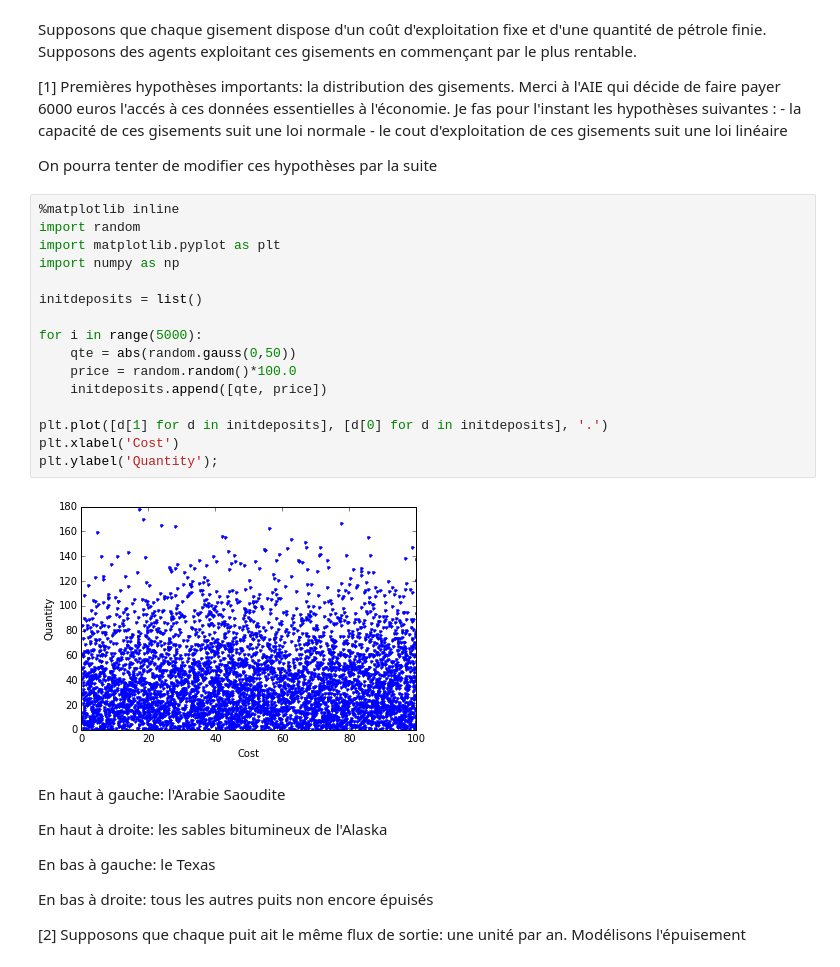
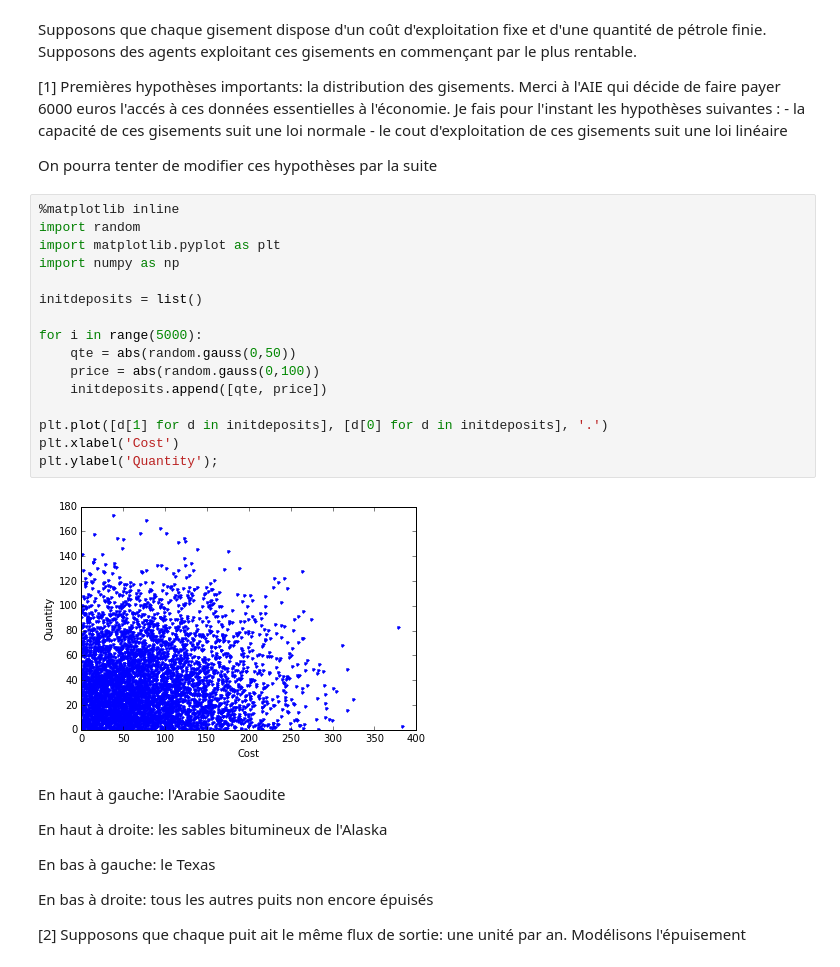
Before and after one commit to yquemener/Economy-scratchpad, a Jupyter notebook: Peak oil.ipynb, the cells around one changed output. Drawn from its saved outputs; the diff is of its cells as text.

```diff
--- a/Peak oil.ipynb
+++ b/Peak oil.ipynb
@@ -1,7 +1,7 @@
 # %% [markdown]
 Supposons que chaque gisement dispose d'un coût d'exploitation fixe et d'une quantité de pétrole finie. Supposons des agents exploitant ces gisements en commençant par le plus rentable.
 
-[1] Premières hypothèses importants: la distribution des gisements. Merci à l'AIE qui décide de faire payer 6000 euros l'accés à ces données essentielles à l'économie. Je fas pour l'instant les hypothèses suivantes :
+[1] Premières hypothèses importants: la distribution des gisements. Merci à l'AIE qui décide de faire payer 6000 euros l'accés à ces données essentielles à l'économie. Je fais pour l'instant les hypothèses suivantes :
     - la capacité de ces gisements suit une loi normale
     - le cout d'exploitation de ces gisements suit une loi linéaire
 
@@ -9,21 +9,21 @@ On pourra tenter de modifier ces hypothèses par la suite
 # %%
 %matplotlib inline
 import random
 import matplotlib.pyplot as plt
 import numpy as np
 
 initdeposits = list()
 
 for i in range(5000):
     qte = abs(random.gauss(0,50))
-    price = random.random()*100.0
+    price = abs(random.gauss(0,100))
     initdeposits.append([qte, price])
 
 plt.plot([d[1] for d in initdeposits], [d[0] for d in initdeposits], '.')
 plt.xlabel('Cost')
 plt.ylabel('Quantity');
 # %% [output]
-[figure, old version]
+[figure, new version]
 # %% [markdown]
 En haut à gauche: l'Arabie Saoudite
 
```
Also changed, not shown: parts of 1 cell of this notebook.
